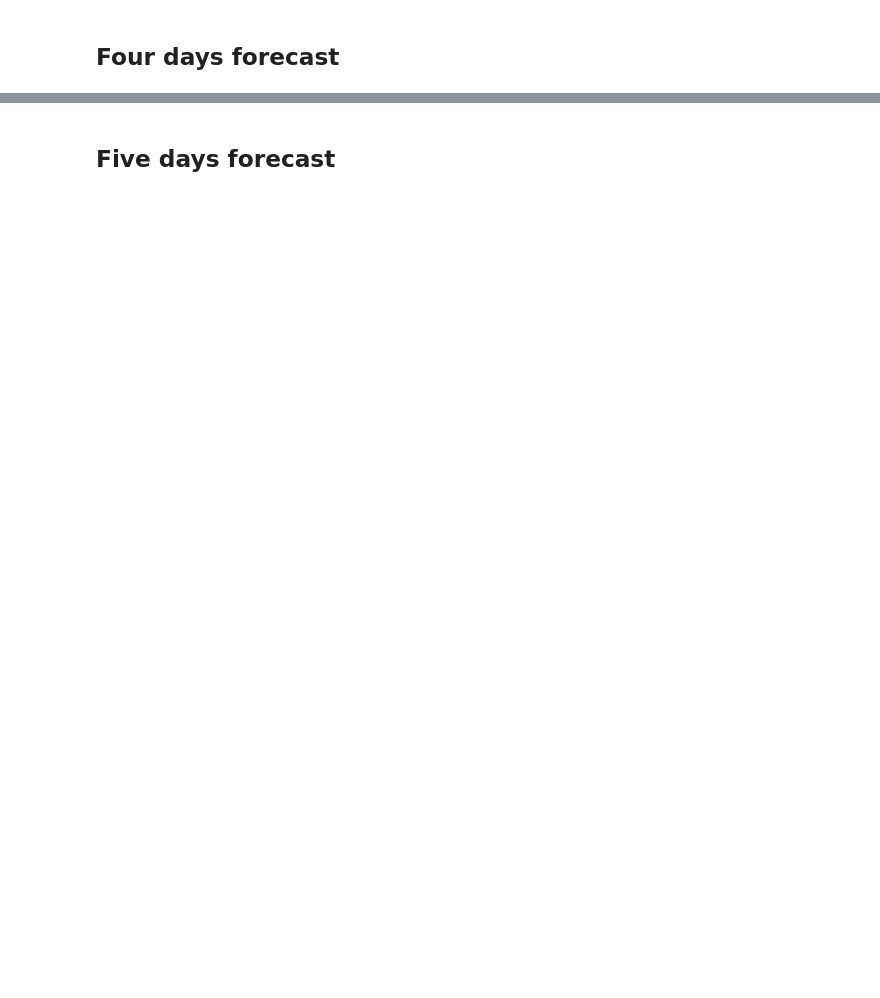
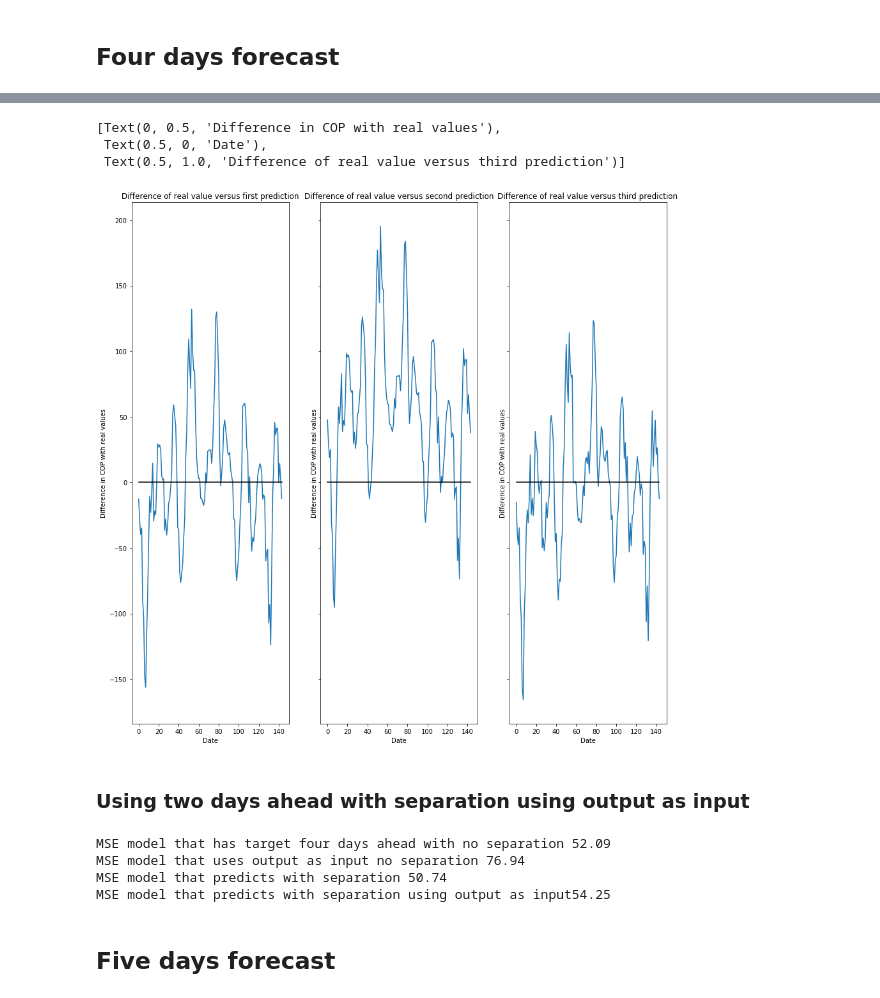
Before and after one commit to mihjovil/currencyForecast, a Jupyter notebook: CurrencyForecast.ipynb, the cells around one changed output, grey strips where cells are left out. Saved outputs shown, nothing was run; the diff lists cells and outputs as text; code cells hidden in the pictures; blank space fills up the shorter version.

```diff
--- a/CurrencyForecast.ipynb
+++ b/CurrencyForecast.ipynb
@@ -588,0 +561,9 @@ plt.figure(figsize=(18,18))
+# %%
+y_hat = model.predict(X_tst)
+y_hat = scaler.inverse_transform(y_hat)
+y_tst = scaler.inverse_transform(y_tst)
+# Loading one day forecast
+model.load_weights("checkpoints/one_day.ckpt")
+temp_X_tst = extend_prediction(model, X_tst, 3)
+y_hat2 = model.predict(temp_X_tst)
+y_hat2 = scaler.inverse_transform(y_hat2)
@@ -588,0 +630,29 @@ plt.figure(figsize=(18,18))
+# %%
+fig, axs = plt.subplots(1,3, sharex=True, figsize=(15,15), sharey=True)
+# First subplot
+tempAx = axs[0]
+tempY = y_hat-y_tst
+tempAx.plot(tempY, label='Difference with first model')
+tempAx.plot(tempY-tempY, color='black')
+tempAx.set(title='Difference of real value versus first prediction', xlabel='Date',ylabel='Difference in COP with real values')
+
+# Second subplot
+tempAx = axs[1]
+tempY = y_hat2-y_tst
+tempAx.plot(tempY, label='Difference with second model')
+tempAx.plot(tempY-tempY, color='black')
+tempAx.set(title='Difference of real value versus second prediction', xlabel='Date',ylabel='Difference in COP with real values')
+
+# Third subplot
+tempAx = axs[2]
+tempY = y_hat3-y_tst
+tempAx.plot(tempY, label='Difference with third model')
+tempAx.plot(tempY-tempY, color='black')
+tempAx.set(title='Difference of real value versus third prediction', xlabel='Date',ylabel='Difference in COP with real values')
+# %% [output]
+[Text(0, 0.5, 'Difference in COP with real values'),
+ Text(0.5, 0, 'Date'),
+ Text(0.5, 1.0, 'Difference of real value versus third prediction')]
+[figure, added]
+# %% [markdown]
+### Using two days ahead with separation using output as input
@@ -589,2 +664,16 @@ plt.figure(figsize=(18,18))
+# %%
+mse3 = (np.mean((y_hat3-y_tst)**2))**0.5
+mse = (np.mean((y_hat-y_tst)**2))**0.5
+mse2 = (np.mean((y_hat2-y_tst)**2))**0.5
+mse4 = (np.mean((y_hat4-y_tst)**2))**0.5
+print("MSE model that has target four days ahead with no separation {0:.2f}".format(mse))
+print("MSE model that uses output as input no separation {0:.2f}".format(mse2))
+print("MSE model that predicts with separation {0:.2f}".format(mse3))
+print("MSE model that predicts with separation using output as input {0:.2f}".format(mse4))
+# %% [output]
+MSE model that has target four days ahead with no separation 52.09
+MSE model that uses output as input no separation 76.94
+MSE model that predicts with separation 50.74
+MSE model that predicts with separation using output as input54.25
 # %% [markdown]
 ## Five days forecast <a name='five_day'></a>
```
Also changed, not shown: parts of 87 cells of this notebook, 13 other files.
